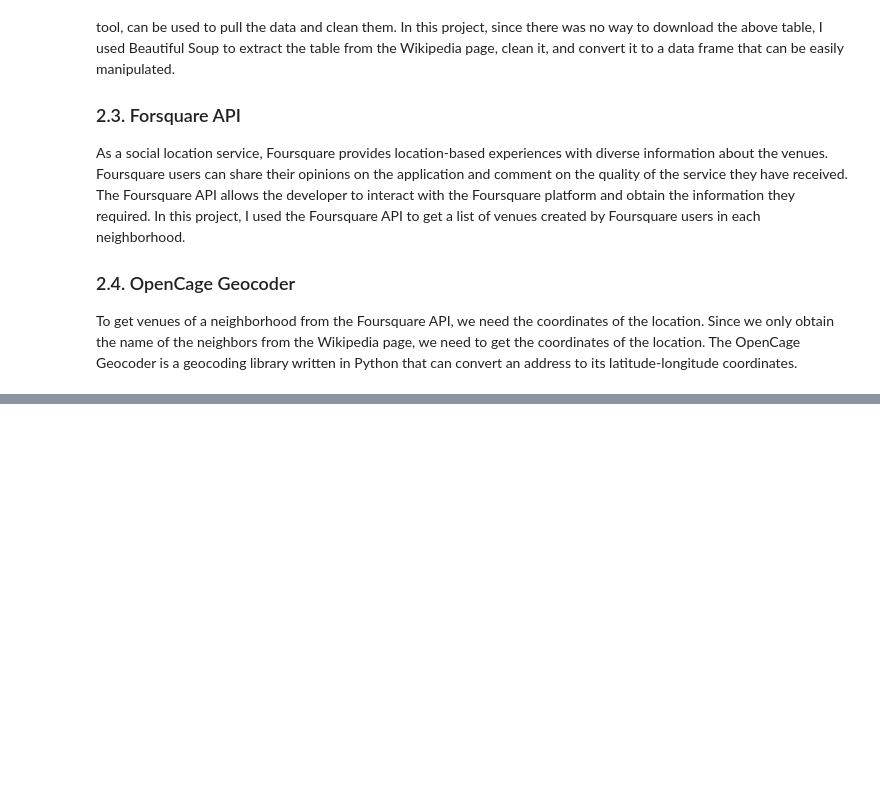
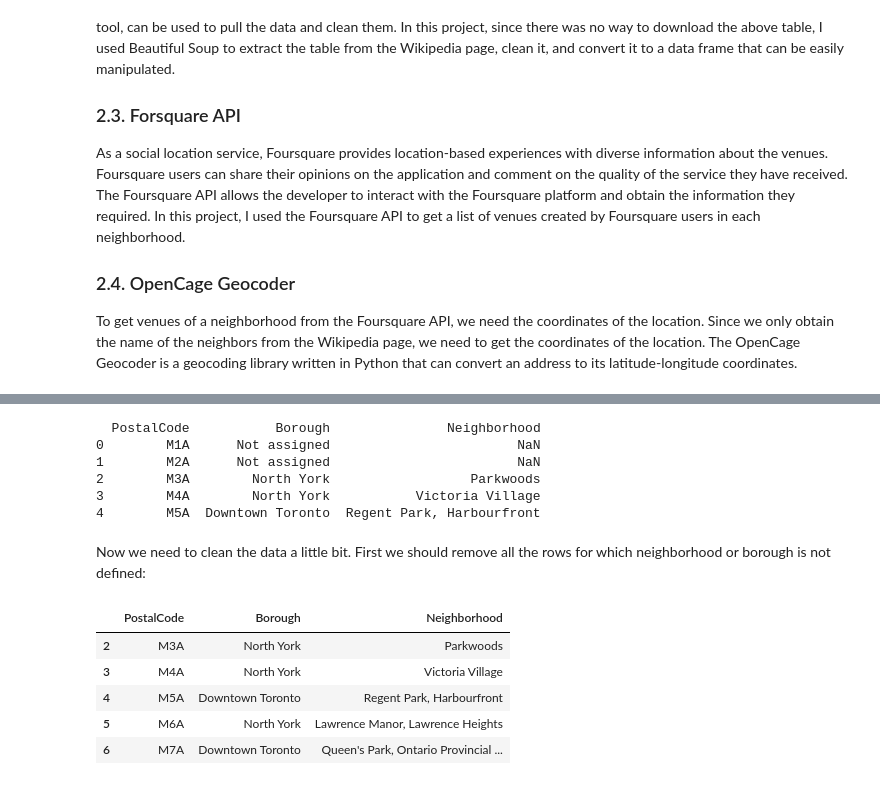
Before and after one commit to 1Mahraz/Coursera_Capstone, a Jupyter notebook: Exploring Toronto Neighborhood.ipynb, the cells around one changed output, grey strips where cells are left out. Cells and saved outputs as stored; diff of their text form; code cells hidden in the pictures; blank space fills up the shorter version.

```diff
--- a/Exploring Toronto Neighborhood.ipynb
+++ b/Exploring Toronto Neighborhood.ipynb
@@ -33,0 +118,24 @@ To get venues of a neighborhood from the Foursquare API, we need the coordinates
+# %%
+#convert the csv file into a dataframe
+CanPostCode = pd.read_csv('table_file.csv')
+print(CanPostCode.head())
+# %% [output]
+  PostalCode           Borough               Neighborhood
+0        M1A      Not assigned                        NaN
+1        M2A      Not assigned                        NaN
+2        M3A        North York                  Parkwoods
+3        M4A        North York           Victoria Village
+4        M5A  Downtown Toronto  Regent Park, Harbourfront
+# %% [markdown]
+Now we need to clean the data a little bit. First we should remove all the rows for which neighborhood or borough is not defined:
+# %%
+CanPostCode.drop( CanPostCode[ CanPostCode['Borough'] == 'Not assigned'].index , inplace = True)
+CanPostCode.drop( CanPostCode[ CanPostCode['Neighborhood'] == 'Not assigned'].index , inplace = True)
+CanPostCode.head()
+# %% [output]
+|  | PostalCode | Borough | Neighborhood |
+| 2 | M3A | North York | Parkwoods |
+| 3 | M4A | North York | Victoria Village |
+| 4 | M5A | Downtown Toronto | Regent Park, Harbourfront |
+| 5 | M6A | North York | Lawrence Manor, Lawrence Heights |
+| 6 | M7A | Downtown Toronto | Queen's Park, Ontario Provincial ... |
```
Also changed, not shown: parts of 125 cells of this notebook.
